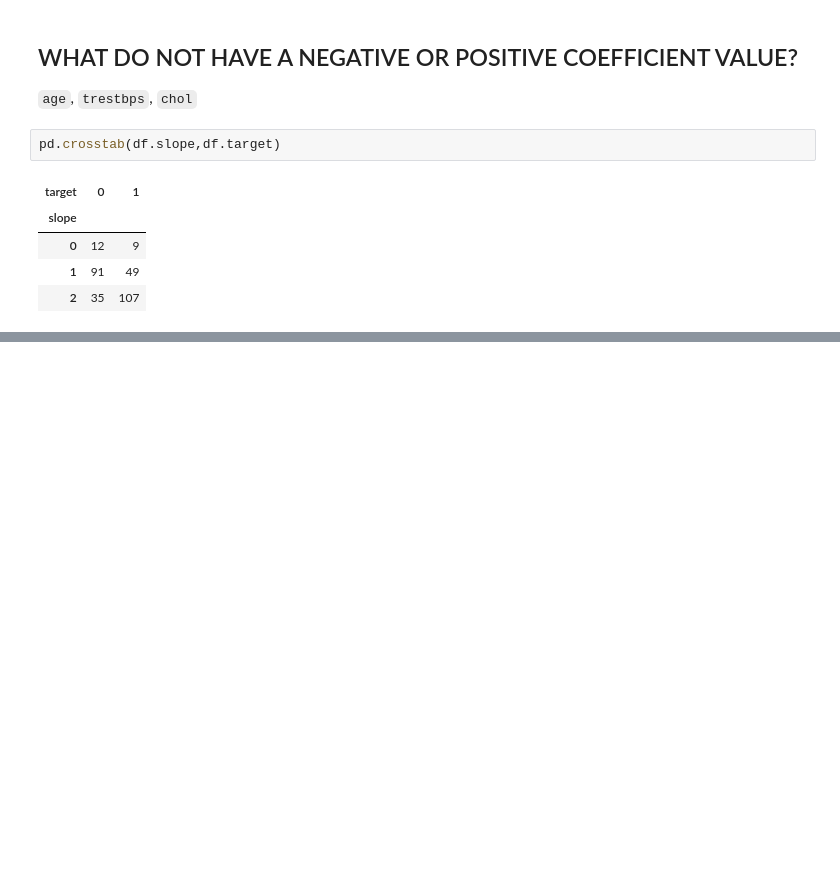
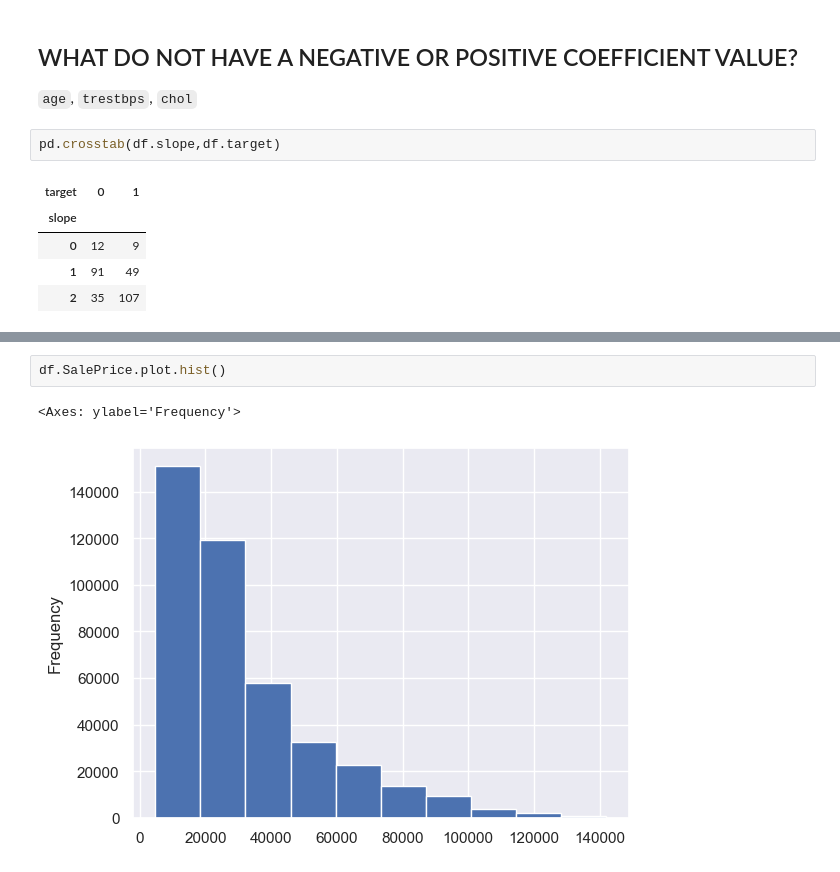
Before and after one commit to EZENWERE/ML-PROJECTS, a Jupyter notebook: Sklearn3.0.ipynb, the cells around one changed output, grey strips where cells are left out. Saved outputs shown, nothing was run; the diff lists cells and outputs as text; blank space fills up the shorter version.

```diff
--- a/Sklearn3.0.ipynb
+++ b/Sklearn3.0.ipynb
@@ -902,0 +992,5 @@ pd.crosstab(df.slope,df.target)
+# %%
+df.SalePrice.plot.hist()
+# %% [output]
+<Axes: ylabel='Frequency'>
+[figure, added]
```
Also changed, not shown: parts of 47 cells of this notebook.
